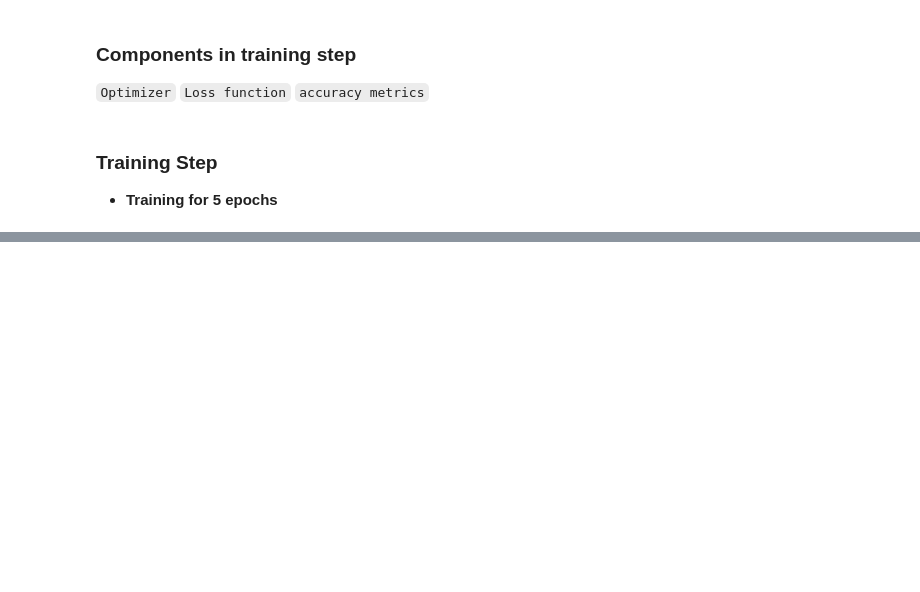
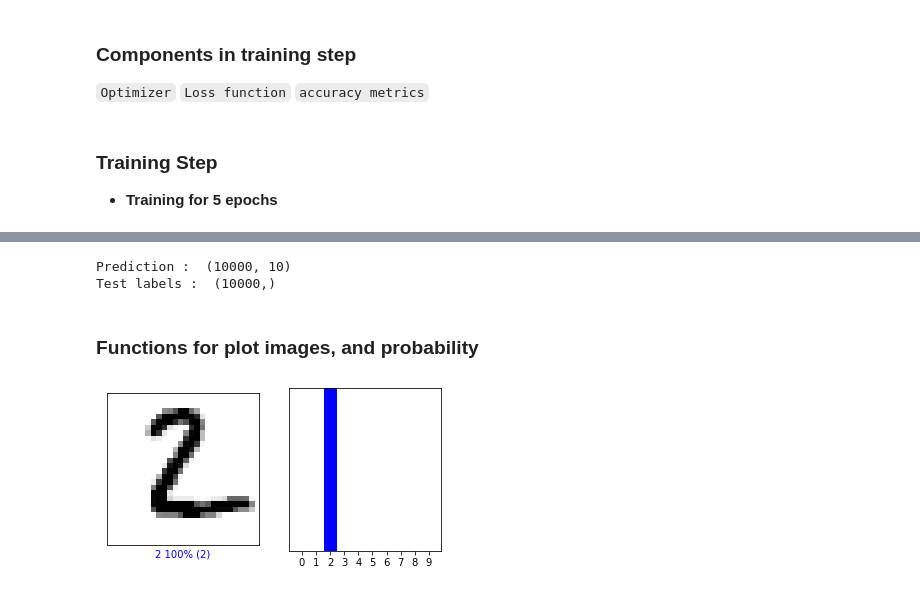
Before and after one commit to luminus7/Algorithm_02, a Jupyter notebook: test.ipynb, the cells around one changed output, grey strips where cells are left out. Drawn from its saved outputs; the diff is of its cells as text; code cells hidden in the pictures; blank space fills up the shorter version.

```diff
--- a/test.ipynb
+++ b/test.ipynb
@@ -108,7 +110,7 @@ def select_model(model_number):
 
     return model
 # %%
-model = select_model(1)
+model = select_model(3)
 # %%
 #model.summary()
 # %% [markdown]
@@ -210,0 +251,53 @@ Epoch 5/5
+# %%
+print('Prediction : ', pred.shape)
+print('Test labels : ', test_labels.shape)
+# %% [output]
+Prediction :  (10000, 10)
+Test labels :  (10000,)
+# %% [markdown]
+### Functions for plot images, and probability
+# %%
+def plot_image(i, predictions_array, true_label, img):
+  predictions_array, true_label, img = predictions_array[i], true_label[i], img[i]
+  plt.grid(False)
+  plt.xticks([])
+  plt.yticks([])
+
+  plt.imshow(img, cmap=plt.cm.binary)
+
+  predicted_label = np.argmax(predictions_array)
+  if predicted_label == true_label:
+    color = 'blue'
+  else:
+    color = 'red'
+
+  plt.xlabel("{} {:2.0f}% ({})".format(Number[predicted_label],
+                                100*np.max(predictions_array),
+                                Number[true_label]),
+                                color=color)
+
+def plot_value_array(i, predictions_array, true_label):
+  predictions_array, true_label = predictions_array[i], true_label[i]
+  plt.grid(False)
+  plt.xticks([])
+  plt.yticks([])
+  thisplot = plt.bar(range(10), predictions_array, color="#777777")
+  plt.ylim([0, 1])
+  predicted_label = np.argmax(predictions_array)
+  plt.xticks(Number)
+
+  thisplot[predicted_label].set_color('red')
+  thisplot[true_label].set_color('blue')
+# %%
+# Reload data
+(train_images, train_labels), (test_images, test_labels) = mnist.load_data()
+# %%
+i = 1
+plt.figure(figsize=(6,3))
+plt.subplot(1,2,1)
+plot_image(i, pred, test_labels, test_images)
+plt.subplot(1,2,2)
+plot_value_array(i, pred,  test_labels)
+plt.show()
+# %% [output]
+[figure, added]
```
Also changed, not shown: parts of 9 cells of this notebook.
